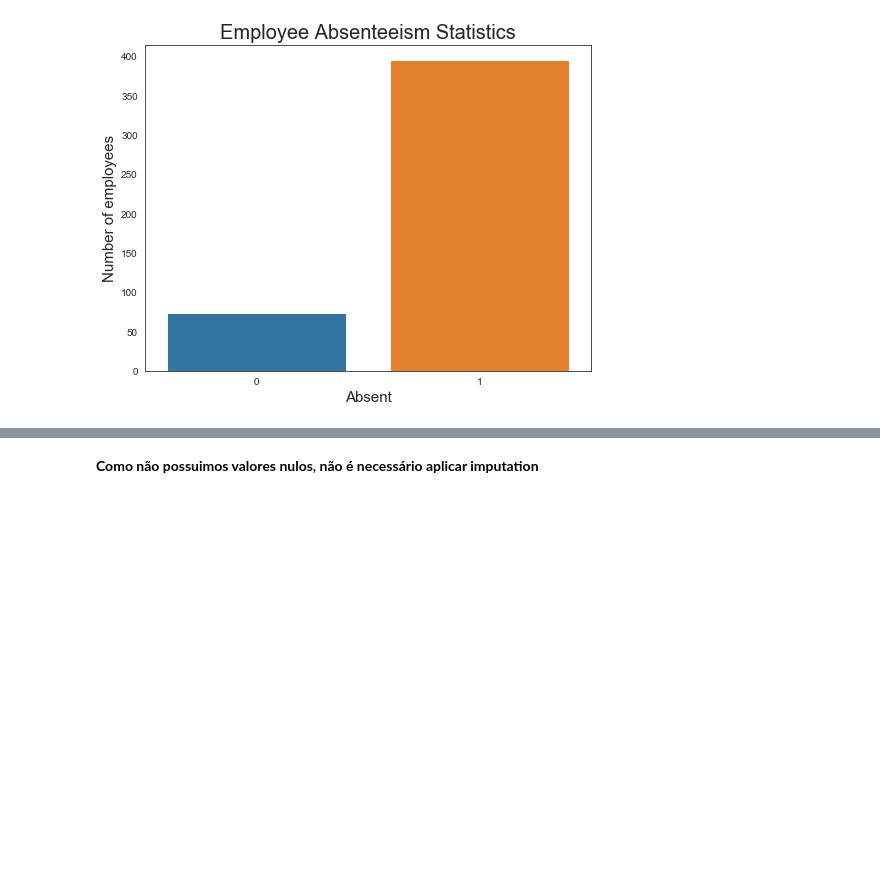
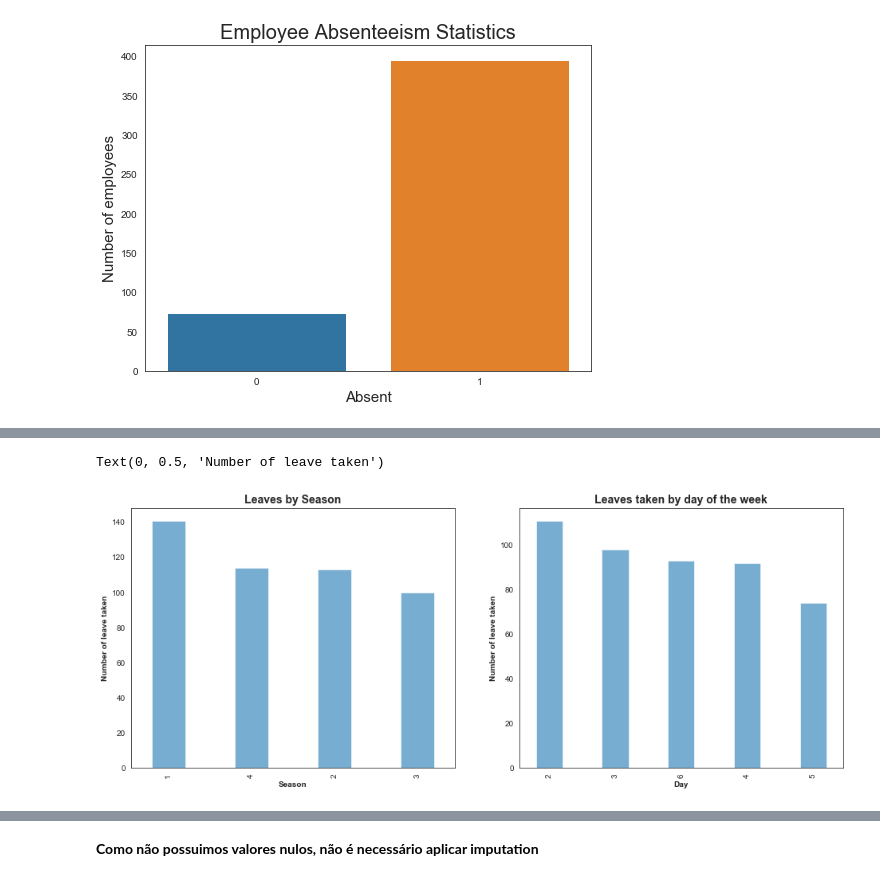
Before and after one commit to Pugnatore/EmployeeAbsenteeism, a Jupyter notebook: TrabalhoFinal.ipynb, the cells around one changed output, grey strips where cells are left out. Cells and saved outputs as stored; diff of their text form; code cells hidden in the pictures; blank space fills up the shorter version.

```diff
--- a/TrabalhoFinal.ipynb
+++ b/TrabalhoFinal.ipynb
@@ -243,0 +274,15 @@ Text(0.5, 1, 'Employee Absenteeism Statistics')
+# %%
+season_counts=data['Seasons'].value_counts().sort_values(ascending=False)
+day_counts=data['Day of the week'].value_counts().sort_values(ascending=False)
+fig, ax=plt.subplots(1,2,figsize=(16,6))
+season_counts.plot.bar(ax = ax[0],alpha=0.6,width=0.4 )
+ax[0].set_title('Leaves by Season',weight='bold',fontsize=14) # Give the plot a main title
+ax[0].set_xlabel('Season',weight='bold',fontsize=10) # Set text for the x axis
+ax[0].set_ylabel('Number of leave taken',weight='bold',fontsize=10)# Set text for y axis
+day_counts.plot.bar(ax = ax[1],alpha=0.6,width=0.4  )
+ax[1].set_title('Leaves taken by day of the week',weight='bold',fontsize=14) # Give the plot a main title
+ax[1].set_xlabel('Day',weight='bold',fontsize=10) # Set text for the x axis
+ax[1].set_ylabel('Number of leave taken',weight='bold',fontsize=10)# Set text for y axis
+# %% [output]
+Text(0, 0.5, 'Number of leave taken')
+[figure, added]
```
Also changed, not shown: parts of 14 cells of this notebook, 1 other file.
